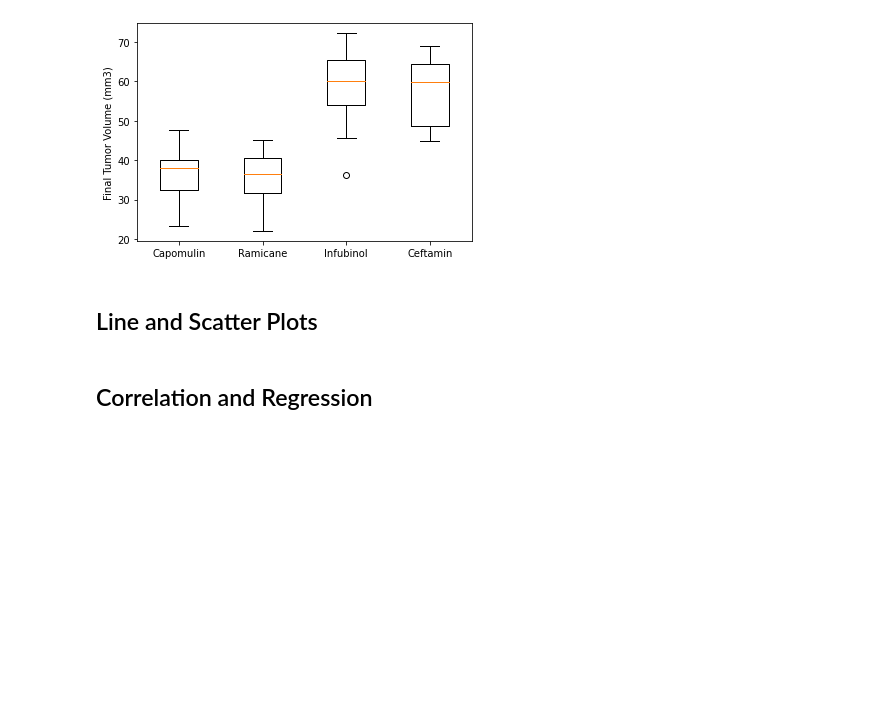
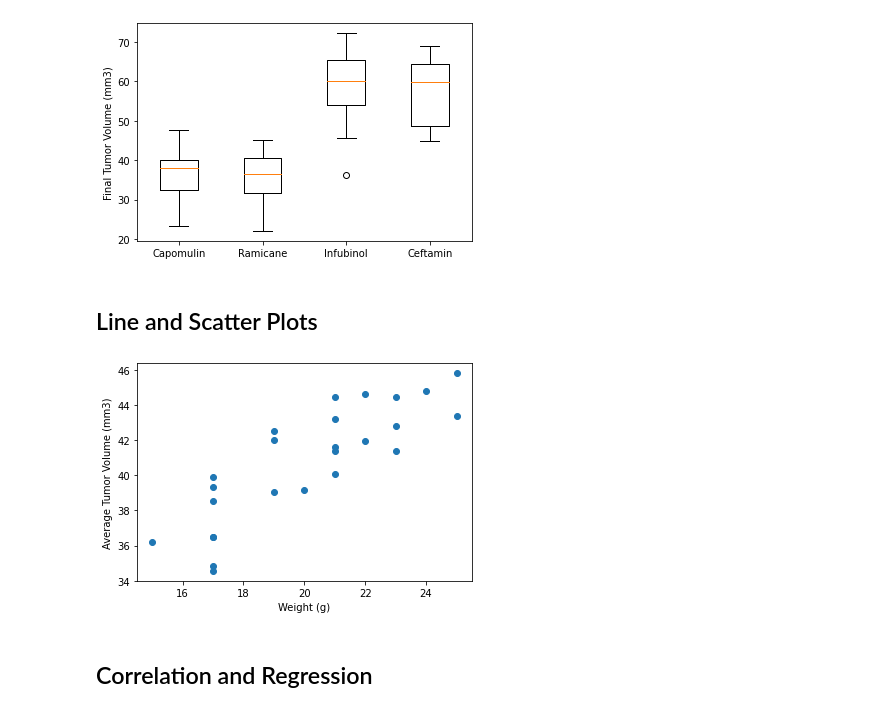
Before and after one commit to D11eleven/MatplotlibHW5, a Jupyter notebook: Pymaceuticals/Working.ipynb, the cells around one changed output. Drawn from its saved outputs; the diff is of its cells as text; code cells hidden in the pictures; blank space fills up the shorter version.

Commit message:
scatter complete, correlation next

```diff
--- a/Pymaceuticals/Working.ipynb
+++ b/Pymaceuticals/Working.ipynb
@@ -338,3 +297,17 @@ plt.show
+# %%
+# Generate a scatter plot of average tumor volume vs. mouse weight for the Capomulin regimen
+
+capomulin_table = clean_combined_dataset_df[clean_combined_dataset_df["Drug Regimen"]== "Capomulin"]
+capomulin_average = capomulin_table.groupby(["Mouse ID"]).mean()
+
+#
+#
+plt.scatter(capomulin_average["Weight (g)"], capomulin_average["Tumor Volume (mm3)"])
+plt.xlabel("Weight (g)")
+plt.ylabel("Average Tumor Volume (mm3)")
+plt.show()
+# %% [output]
+[figure, added]
 # %% [markdown]
 ## Correlation and Regression
 # %%
```
Also changed, not shown: parts of 8 cells of this notebook, 2 other files.
